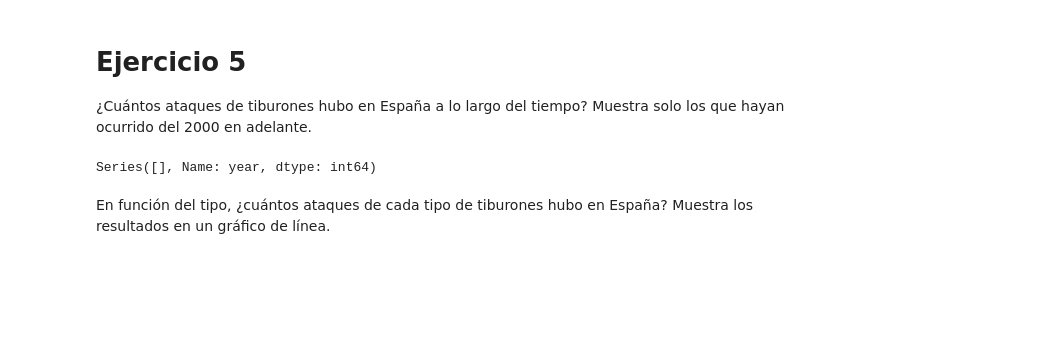
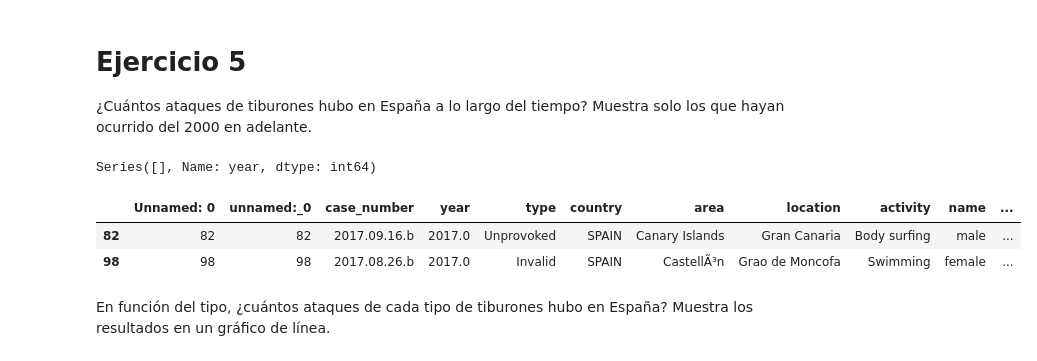
Before and after one commit to Adalab/DA-promo-A-module-2-pairprog-1-pair-1-Tatiana_Lara, a Jupyter notebook: VISUALIZACIÓN/1_Visualización_1.ipynb, the cells around one changed output. Drawn from its saved outputs; the diff is of its cells as text; code cells hidden in the pictures; blank space fills up the shorter version.

```diff
--- a/VISUALIZACIÓN/1_Visualización_1.ipynb
+++ b/VISUALIZACIÓN/1_Visualización_1.ipynb
@@ -117,6 +132,13 @@ spain = df[df["country"] == "SPAIN"]
 spain
 # %% [output]
 Series([], Name: year, dtype: int64)
+# %%
+spain2000 = df[(df["country"] == "SPAIN") & (df["year"] >= 2000)]
+spain2000.head(2)
+# %% [output]
+|  | Unnamed: 0 | unnamed:_0 | case_number | year | type | country | area | location | activity | name | ... |
+| 82 | 82 | 82 | 2017.09.16.b | 2017.0 | Unprovoked | SPAIN | Canary Islands | Gran Canaria | Body surfing | male | ... |
+| 98 | 98 | 98 | 2017.08.26.b | 2017.0 | Invalid | SPAIN | CastellÃ³n | Grao de Moncofa | Swimming | female | ... |
 # %% [markdown]
 En función del tipo, ¿cuántos ataques de cada tipo de tiburones hubo en España? Muestra los resultados en un gráfico de línea.
 # %%
```
Also changed, not shown: parts of 2 cells of this notebook, 5 other files.
